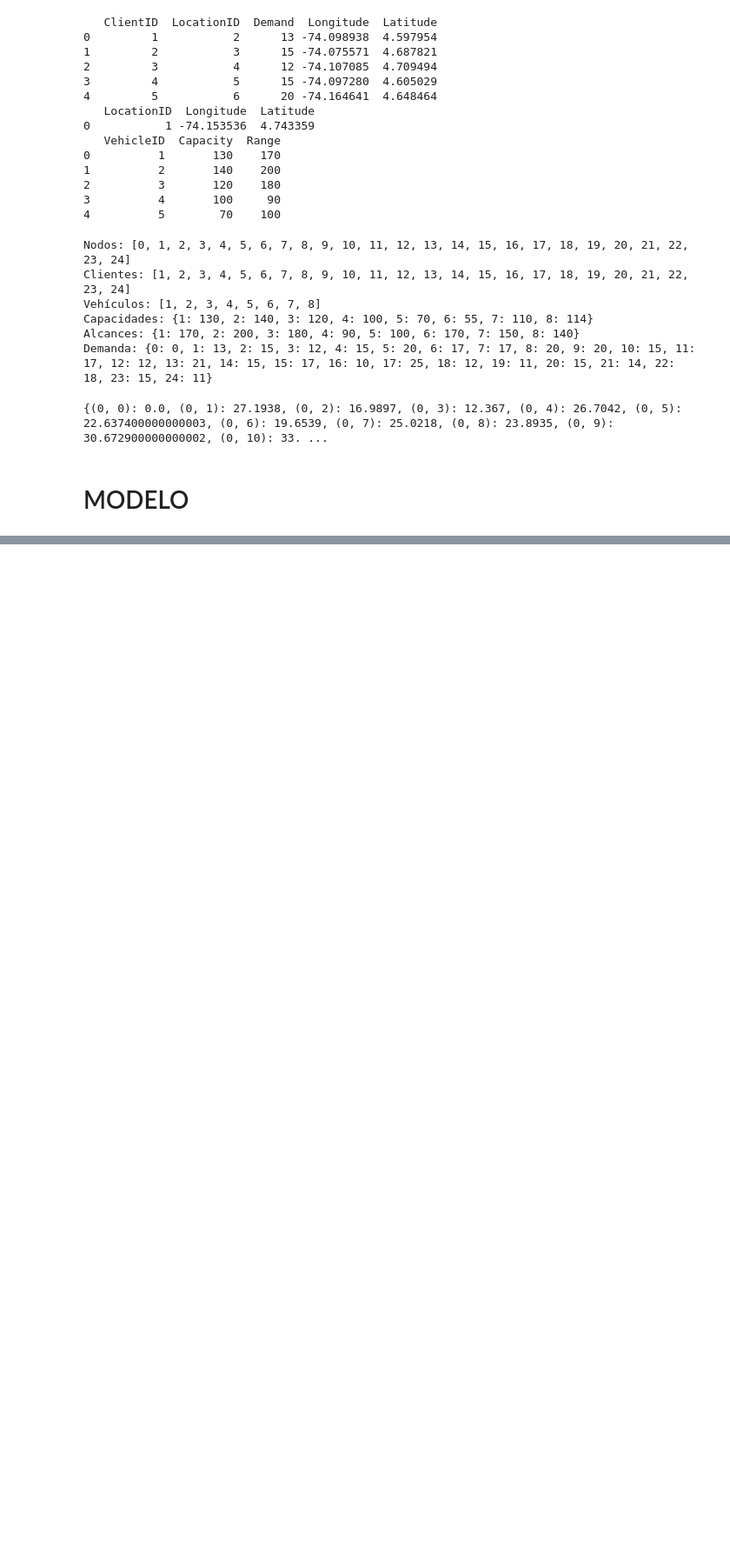
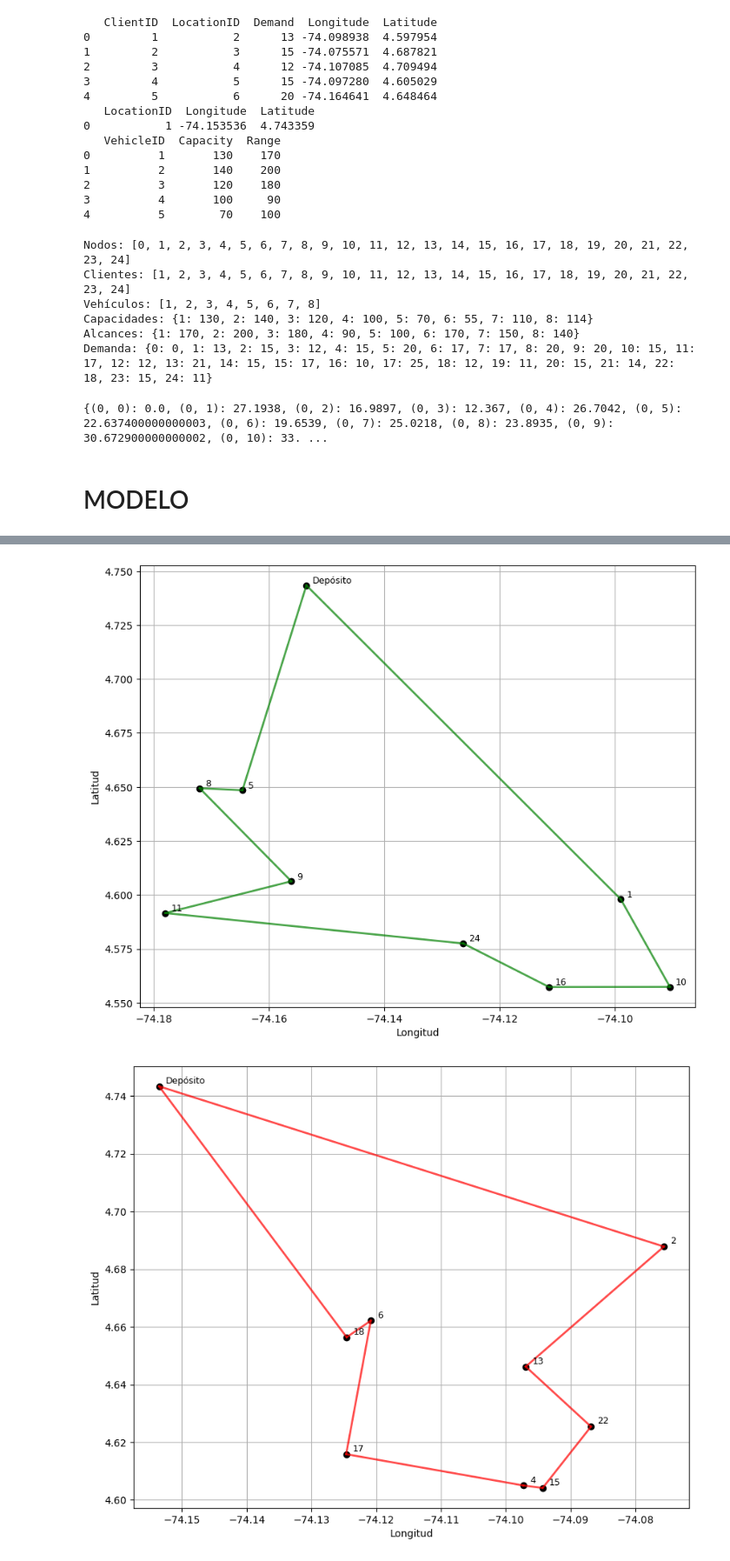
Before and after one commit to juandnn/202510-mos-grupo6-proyecto, a Jupyter notebook: codigo_caso_1.ipynb, the cells around one changed output, grey strips where cells are left out. Shown at 87% size. Drawn from its saved outputs; the diff is of its cells as text; code cells hidden in the pictures; blank space fills up the shorter version.

```diff
--- a/codigo_caso_1.ipynb
+++ b/codigo_caso_1.ipynb
@@ -32,6 +32,7 @@ depots = depots.rename(columns={"LocationID": "id"})
 clients = clients.rename(columns={"LocationID": "id"})
 depots["id"] = 0
 depots["Demand"] = 0
+
 
 clients = clients.reset_index(drop=True)
 clients["id"] = clients.index + 1
@@ -41,6 +42,8 @@ clients = clients[["id", "Longitude", "Latitude", "Demand"]]
 
 nodes = pd.concat([depots, clients], ignore_index=True)
 
+lat_lon_list = [tuple(coord) for coord in nodes[["Latitude", "Longitude"]].values.tolist()] # lista de tuplas con latitudes y longitudes ordenadas por id
+lon_lat_list = [(lon, lat) for lat, lon in lat_lon_list] # lista de tuplas con longitudes y latitudes ordenadas por id
 
 N = nodes["id"].tolist()
 
@@ -154,11 +157,6 @@ model.visit_once = ConstraintList()
 for i in model.C:
     model.visit_once.add(sum(model.x[i, j, k] for j in model.N for k in model.V if i != j) == 1)
 
-model.flows = ConstraintList()
-for k in model.V:
-    model.flows.add(sum(model.x[0, j, k] for j in model.N if j != 0) == 1)
-    model.flows.add(sum(model.x[j, 0, k] for j in model.N if j != 0) == 1)
-
 model.start_node = ConstraintList()
 for k in model.V:
     model.start_node.add(sum(model.x[0, j, k] for j in model.N if j != 0) == model.ve[k])
@@ -246,0 +245,69 @@ CPU model: AMD Ryzen 9 5900HS with Radeon Graphics, instruction set [SSE2|AVX|AV
+# %%
+import matplotlib.pyplot as plt
+
+# Asegúrate de tener las coordenadas de los nodos
+# Por ejemplo:
+# coordinates = {0: (10, 10), 1: (20, 30), ..., n: (50, 60)}
+
+colors = ['blue', 'green', 'red', 'orange', 'purple', 'brown', 'cyan', 'magenta', 'olive', 'black']
+
+
+# Nodo representativo para los depósitos (0 a 5)
+depot_nodes = set(range(0))
+representative_depot = 0
+
+# Inicializar rutas
+routes = {k: [] for k in model.V}
+
+# Recorrer las rutas encontradas en el modelo
+for k in model.V:
+    for i in model.N:
+        for j in model.N:
+            if i != j and pyo.value(model.x[i, j, k]) > 0.5:
+                # Reemplazar nodos del depósito por el representativo
+                i_rep = representative_depot if i in depot_nodes else i
+                j_rep = representative_depot if j in depot_nodes else j
+                if (i_rep, j_rep) not in routes[k]:  # evitar duplicados
+                    routes[k].append((i_rep, j_rep))
+
+# Función para calcular y mostrar el costo de cada ruta
+for k in model.V:
+    edges = routes[k]
+    if not edges:
+        continue
+
+    used_nodes_k = set()
+    for i, j in edges:
+        used_nodes_k.add(i)
+        used_nodes_k.add(j)
+
+
+    # Graficar nodos y rutas
+    coords_k = {i: lat_lon_list[i] for i in used_nodes_k}
+
+    # Asegurarse de que el nodo representativo tenga coordenadas (usar las del nodo 0)
+    if representative_depot not in coords_k:
+        coords_k[representative_depot] = lat_lon_list[representative_depot]
+
+    plt.figure(figsize=(10, 8))
+
+    # Dibujar nodos
+    for i, (lat, lon) in coords_k.items():
+        plt.plot(lon, lat, 'ko')
+        label = "Depósito" if i == representative_depot else str(i)
+        plt.text(lon + 0.001, lat + 0.001, label, fontsize=9)
+
+    # Dibujar ruta del vehículo
+    color = colors[k % len(colors)]
+    for (i, j) in edges:
+        lat1, lon1 = coords_k[i]
+        lat2, lon2 = coords_k[j]
+        plt.plot([lon1, lon2], [lat1, lat2], color=color, linewidth=2, alpha=0.7)
+
+    plt.xlabel("Longitud")
+    plt.ylabel("Latitud")
+    plt.grid(True)
+    plt.show()
+# %% [output]
+[figure, added]
+[figure, added]
```
Also changed, not shown: parts of 2 cells of this notebook, 1 other file.
